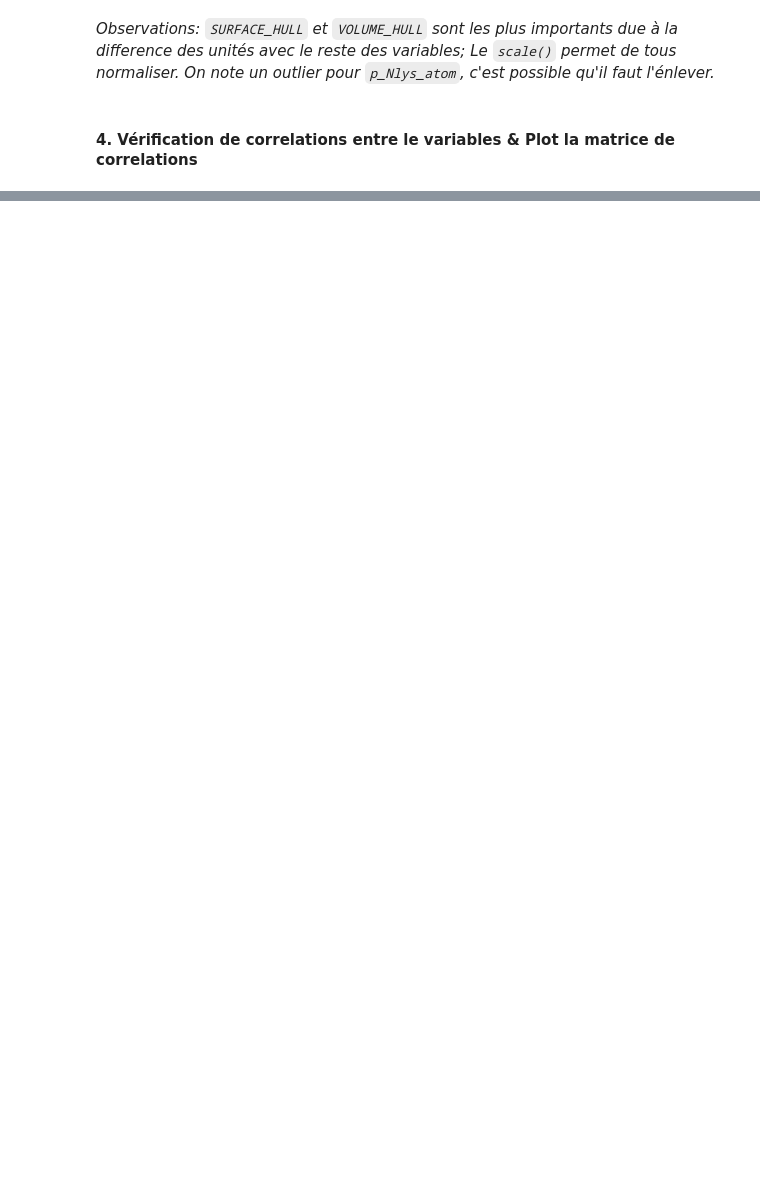
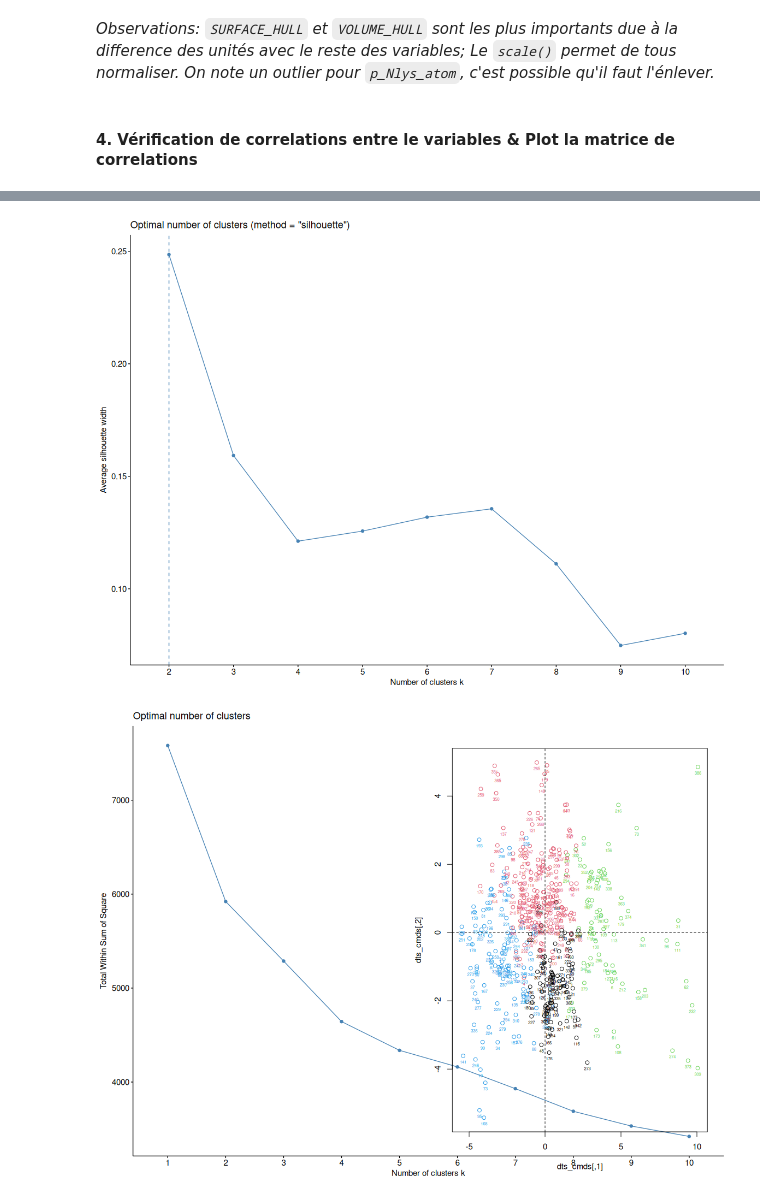
Before and after one commit to annhater/IA_Advancee, a Jupyter notebook: Projet_IA.ipynb, the cells around one changed output, grey strips where cells are left out. Saved outputs shown, nothing was run; the diff lists cells and outputs as text; code cells hidden in the pictures; blank space fills up the shorter version.

```diff
--- a/Projet_IA.ipynb
+++ b/Projet_IA.ipynb
@@ -148,0 +177,12 @@ dts.euc <- dist(data_s, method = "euclidean")
+# %%
+fviz_nbclust(data_s,
+             hcut,
+             method = "silhouette")
+
+fviz_nbclust(data_s, kmeans, method="wss")
+#takes into argument the data (not the dist matrx)
+#observes the evolution of intra-cluster variability as a function of the number of clusters to determine the optimal number of clusters
+#FUNcluster option = hcut
+# %% [output]
+[figure, added]
+[figure, added]
```
Also changed, not shown: parts of 18 cells of this notebook.
